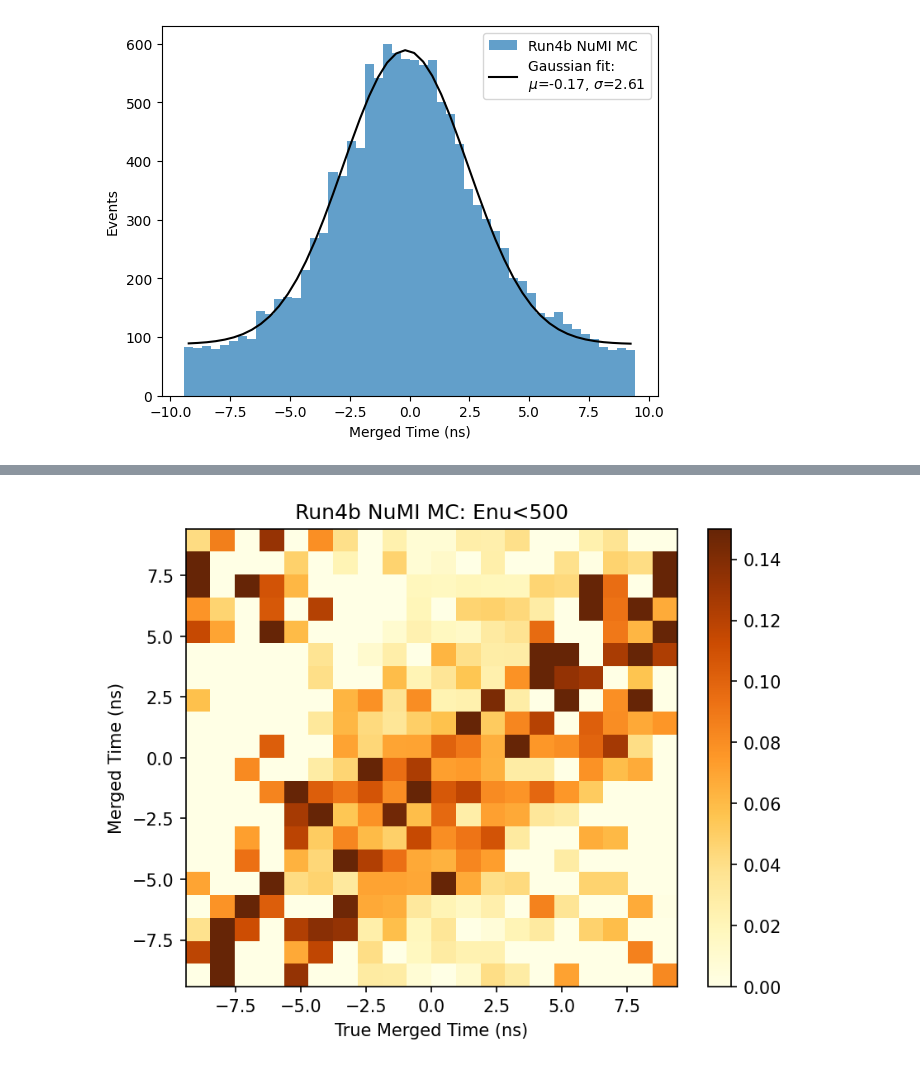
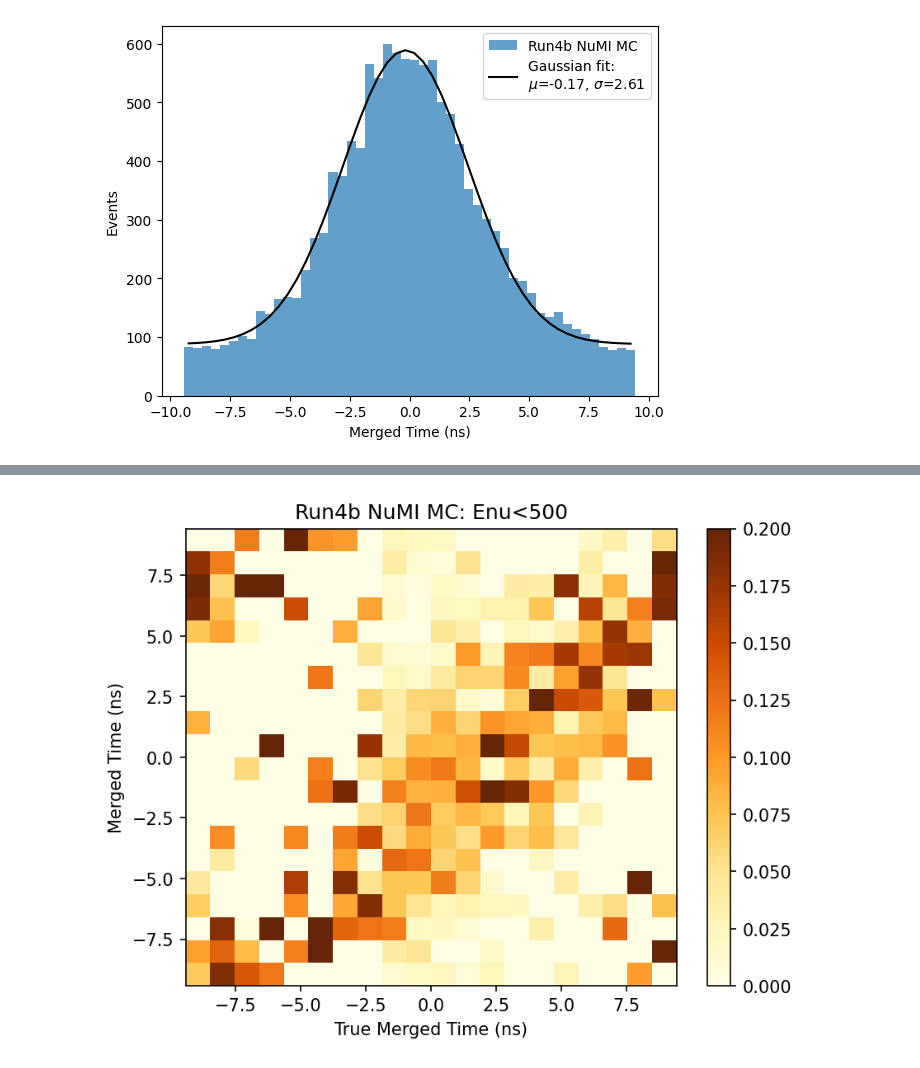
Before and after one commit to brb-rightback/ns_demo_MCC9.10, a Jupyter notebook: MCC9.10_truth_numi_nstime.ipynb, the cells around one changed output, grey strips where cells are left out. Saved outputs shown, nothing was run; the diff lists cells and outputs as text; code cells hidden in the pictures.

Commit message:
Fix interaction time to arrival time correction.

```diff
--- a/MCC9.10_truth_numi_nstime.ipynb
+++ b/MCC9.10_truth_numi_nstime.ipynb
@@ -124,3 +123,26 @@ overlay_df["times_adjusted"] = times_adjusted
+# %%
+target_dir = np.array([-0.46, -0.05, -0.885])
+min_a = -122.86902944472968
+min_b = 80.60659897339974
+min_c = 59.34119182916038
+min_d = 0.02753117290126994
+
+x = overlay_df['truth_vtxX'].to_numpy()
+y = overlay_df['truth_vtxY'].to_numpy()
+z = overlay_df['truth_vtxZ'].to_numpy()
+
+times_adjusted = []
+
+for i in range(len(x)):
+
+    #find the correct correction
+    dist = ( (min_a-x[i])*target_dir[0] + (min_b-y[i])*target_dir[1] + (min_c-z[i])*target_dir[2] ) / np.sqrt(target_dir[0]**2 + target_dir[1]**2 + target_dir[2]**2 )
+    new_time_cor = dist*0.033356
+
+
+    times_adjusted.append(new_time_cor)
+
+overlay_df["times_adjusted"] = times_adjusted
 # %%
 gap = 18.83050847457627
 Shift = -113.3
@@ -216,2 +251,4 @@ overlay_df["abs_merge_time"] = abs_new_times
 # %%
-overlay_df['one_bunch_time'] = overlay_df['cor_nu_time'].to_numpy()-overlay_df['times_adjusted'].to_numpy()-np.ones_like(overlay_df['times_adjusted'].to_numpy())*2273-(overlay_df['cor_nu_time_spill'].to_numpy()-overlay_df['merge_time_truth_spill'].to_numpy())
+overlay_df['one_bunch_time'] = overlay_df['cor_nu_time'].to_numpy()-overlay_df['times_adjusted'].to_numpy()-np.ones_like(overlay_df['times_adjusted'].to_numpy())*2274.78-(overlay_df['cor_nu_time_spill'].to_numpy()-overlay_df['merge_time_truth_spill'].to_numpy())
+
+overlay_df['one_bunch_time_nospill'] = overlay_df['cor_nu_time_nospill'].to_numpy()-overlay_df['times_adjusted'].to_numpy()-np.ones_like(overlay_df['times_adjusted'].to_numpy())*2277.56
@@ -1173,7 +1382,7 @@ dist, x, y = np.histogram2d(true_time,time,range=((-9.42,9.42),(-9.42,9.42)),bin
 plt.figure(dpi=150)
 plt.title("Run4b NuMI MC: Enu<500")
 row_sum = dist.sum(axis=1)
-c = plt.pcolormesh(x, y, (dist).T/row_sum,cmap='YlOrBr',vmax=0.15)
+c = plt.pcolormesh(x, y, (dist).T/row_sum,cmap='YlOrBr',vmax=0.2)
 plt.colorbar(c)
 plt.ylabel('Merged Time (ns)')
 plt.xlabel('True Merged Time (ns)')
@@ -1183,4 +1392,4 @@ plt.show()
-[figure, old version]
+[figure, new version]
 # %%
 true_time = overlay_df.query('truth_nuEnergy>500')['merge_time_truth'].to_numpy()
 time = overlay_df.query('truth_nuEnergy>500')['merge_time'].to_numpy()
```
Also changed, not shown: parts of 50 cells of this notebook.
